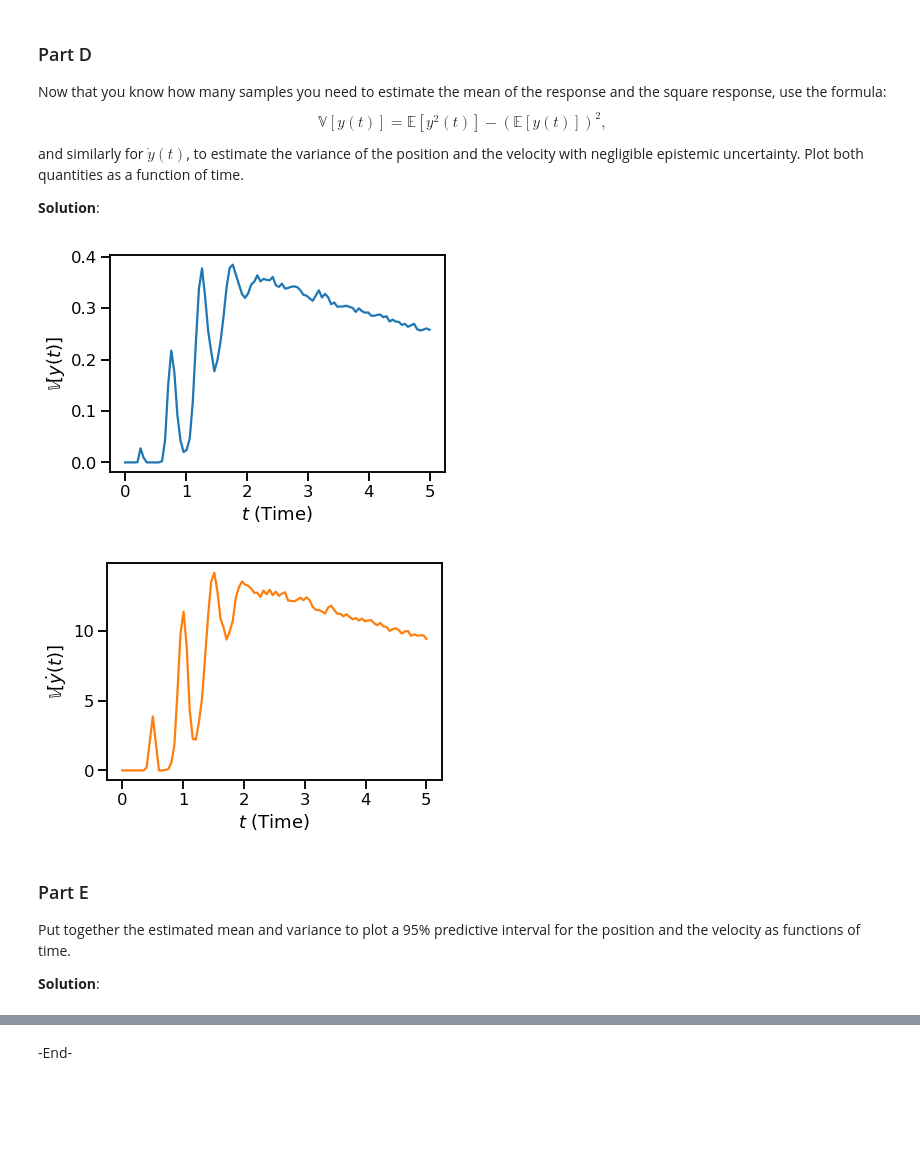
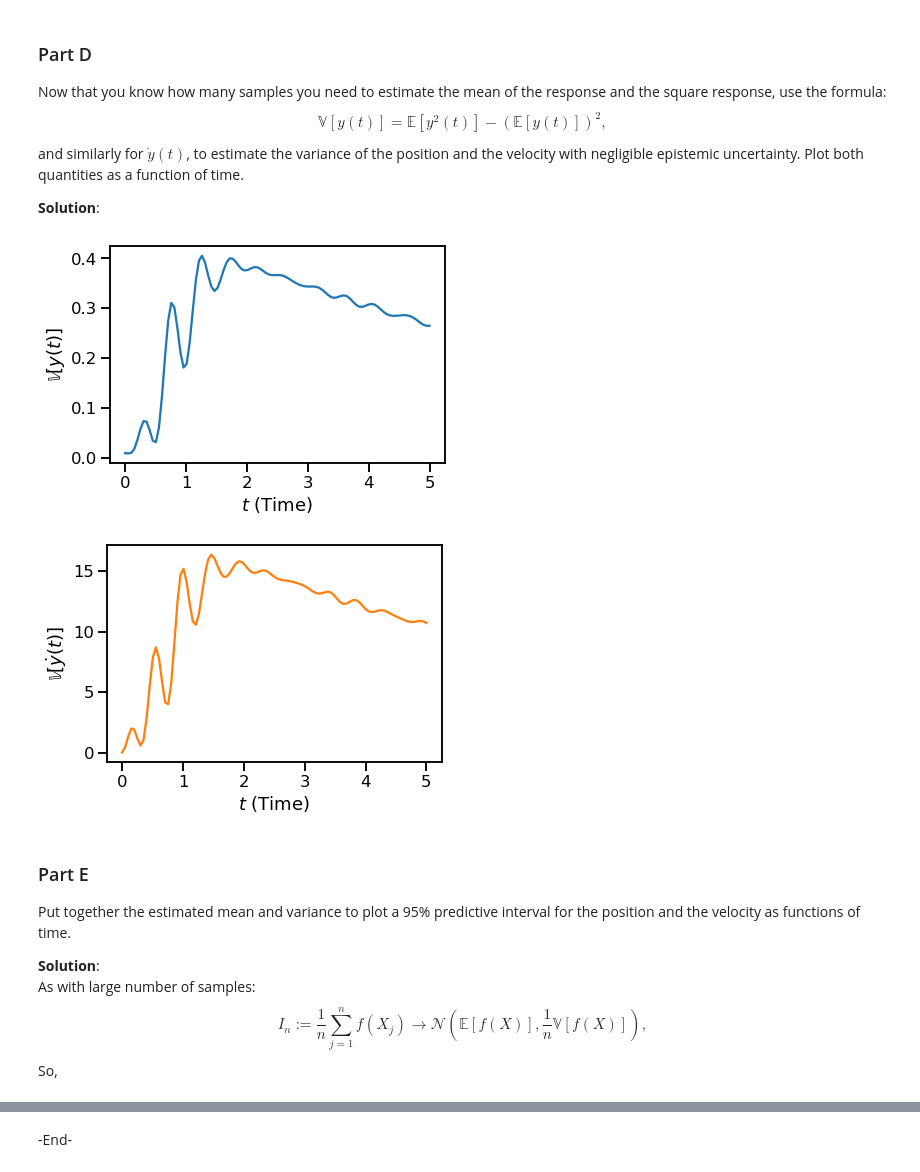
Before and after one commit to dhillonparveen/uq-course, a Jupyter notebook: homeworks/hw_02.ipynb, the cells around one changed output, grey strips where cells are left out. Cells and saved outputs as stored; diff of their text form; code cells hidden in the pictures; blank space fills up the shorter version.

```diff
--- a/homeworks/hw_02.ipynb
+++ b/homeworks/hw_02.ipynb
@@ -810,38 +767,43 @@ Plot both quantities as a function of time.
 # %%
 num_samples = 5000
 samples = take_samples_from_solver(num_samples)
 
 y = samples[:,:,0] # Position
 v = samples[:,:,1] # Velocity
 y2 = np.square(y, dtype=np.float64)  # Squared Position
 v2 = np.square(v, dtype=np.float64)  # Squared Velocity
 # Mean - Expected Value
-y_mu = np.median(y, axis=0)
-v_mu = np.median(v, axis=0)
-y2_mu = np.median(y2, axis=0)
-v2_mu = np.median(v2, axis=0)
+y_mu = np.mean(y, axis=0)
+v_mu = np.mean(v, axis=0)
+y2_mu = np.mean(y2, axis=0)
+v2_mu = np.mean(v2, axis=0)
 # Variance - Using above formula
 y_var = y2_mu - np.square(y_mu)
 v_var = v2_mu - np.square(v_mu)
 
 # Variance Plot
 # Position
 fig1, ax1 = plt.subplots()
 ax1.plot(solver.t, y_var, color=sns.color_palette()[0])
 ax1.set_xlabel('$t$ (Time)')
 ax1.set_ylabel('$\mathbb{V} [y(t)]$');
 # Squared Velocity Plot
 fig2, ax2 = plt.subplots()
 ax2.plot(solver.t, v_var, color=sns.color_palette()[1])
 ax2.set_xlabel('$t$ (Time)')
 ax2.set_ylabel(r'$\mathbb{V} [\dot{y}(t)]$');
 # %% [output]
-[figure, old version]
+[figure, new version]
-[figure, old version]
+[figure, new version]
 # %% [markdown]
 ### Part E
 
 Put together the estimated mean and variance to plot a 95\% predictive interval for the position and the velocity as functions of time.
 
-**Solution**:
+**Solution**:<br>
+As with large number of samples:
+$$
+I_n:=\frac{1}{n}\sum_{j=1}^nf(X_j) \rightarrow \mathcal{N}\left(\mathbb{E}[f(X)], \frac{1}{n}\mathbb{V}[f(X)]\right),
+$$
+So,
 # %%
```
Also changed, not shown: parts of 25 cells of this notebook.
